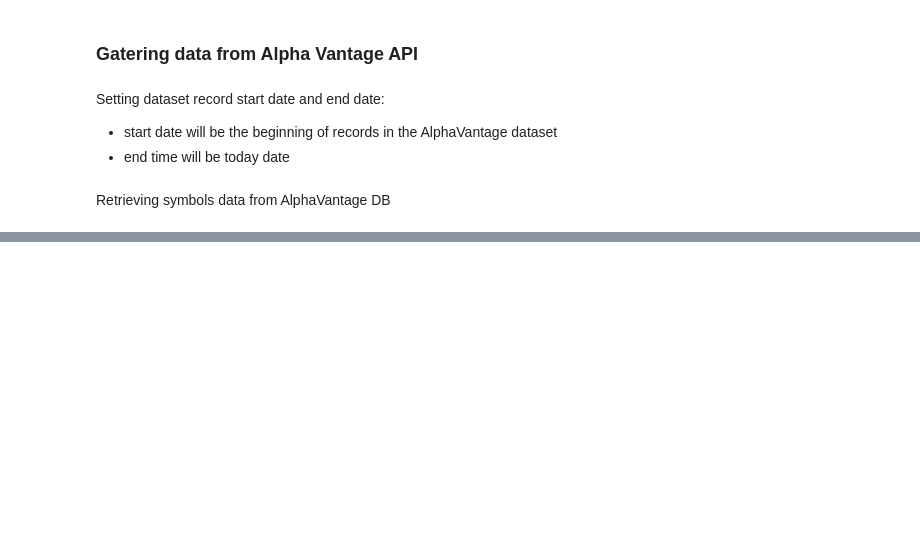
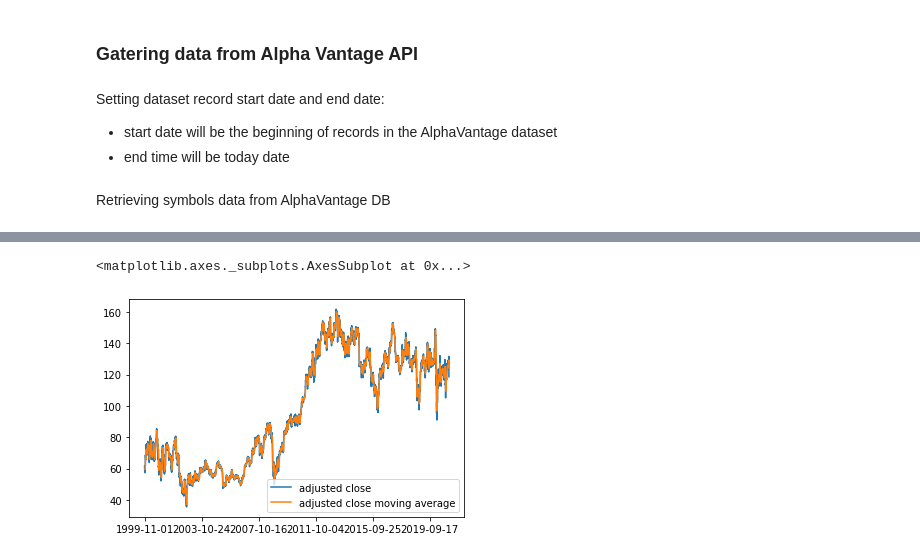
Before and after one commit to alfreedolf/ml-spp, a Jupyter notebook: DeepAR-StockPricesPredictions.ipynb, the cells around one changed output, grey strips where cells are left out. Drawn from its saved outputs; the diff is of its cells as text; code cells hidden in the pictures; blank space fills up the shorter version.

```diff
--- a/DeepAR-StockPricesPredictions.ipynb
+++ b/DeepAR-StockPricesPredictions.ipynb
@@ -77,0 +120,5 @@ df_av_amzn_ac.plot()
+# %%
+ws = 7
+# %%
+ibm_ma = df_av_ibm['adjusted close'].rolling(window=ws).mean()
+df_av_ibm['adjusted close moving average'] = ibm_ma
@@ -77,0 +134,6 @@ df_av_amzn_ac.plot()
+# %%
+df_av_ibm['adjusted close'].plot(legend=True)
+df_av_ibm['adjusted close moving average'].plot(legend=True)
+# %% [output]
+<matplotlib.axes._subplots.AxesSubplot at 0x...>
+[figure, added]
```
Also changed, not shown: parts of 25 cells of this notebook.
